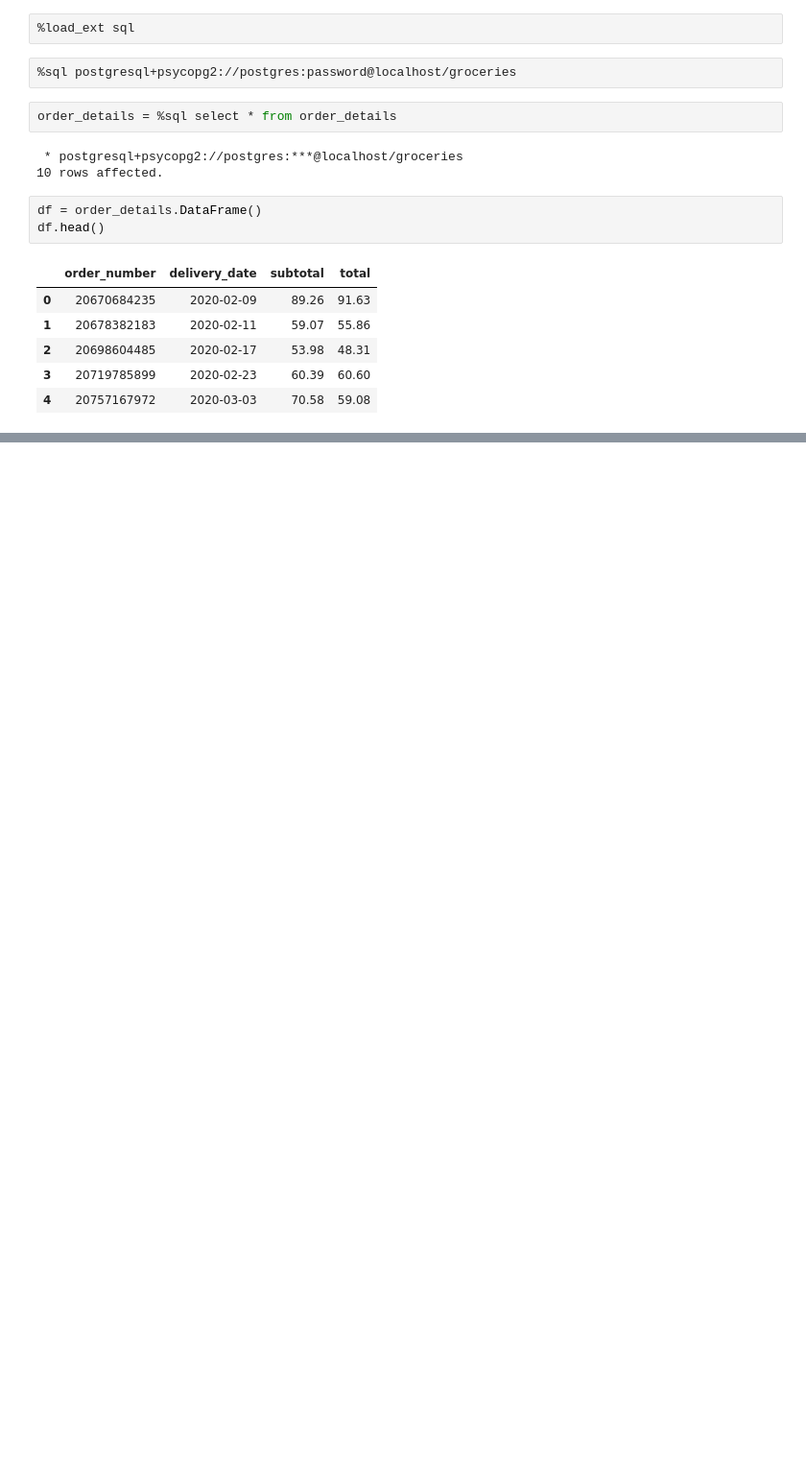
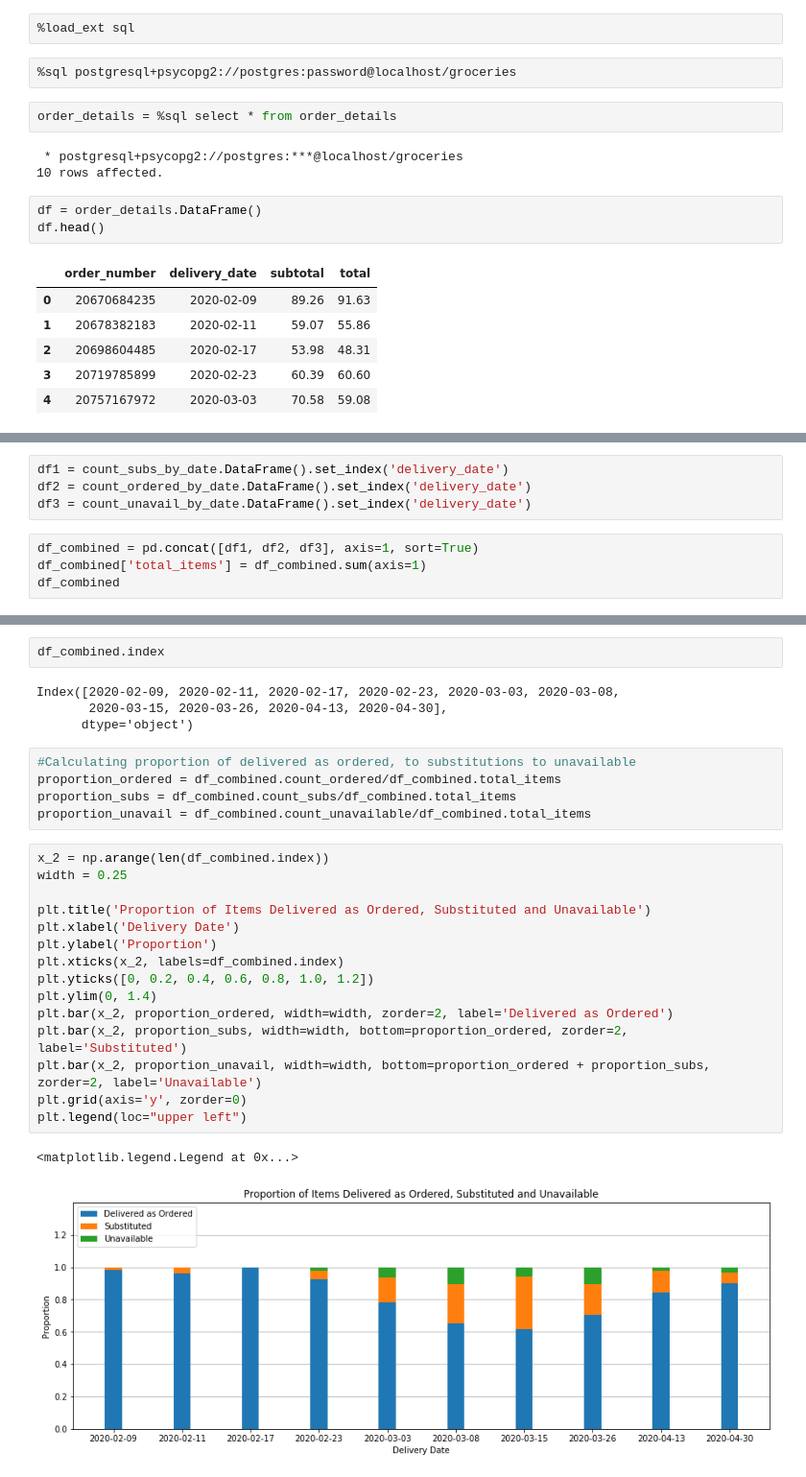
Before and after one commit to Richard-D-Todd/Groceries-Analysis, a Jupyter notebook: Analysis of Groceries Data.ipynb, the cells around one changed output, grey strips where cells are left out. Shown: that part at 96% size. Saved outputs shown, nothing was run; the diff lists cells and outputs as text; blank space fills up the shorter version.

```diff
--- a/Analysis of Groceries Data.ipynb
+++ b/Analysis of Groceries Data.ipynb
@@ -31,0 +107,8 @@ plt.bar(df.delivery_date, df.subtotal)
+# %%
+df1 = count_subs_by_date.DataFrame().set_index('delivery_date')
+df2 = count_ordered_by_date.DataFrame().set_index('delivery_date')
+df3 = count_unavail_by_date.DataFrame().set_index('delivery_date')
+# %%
+df_combined = pd.concat([df1, df2, df3], axis=1, sort=True)
+df_combined['total_items'] = df_combined.sum(axis=1)
+df_combined
@@ -31,0 +127,29 @@ plt.bar(df.delivery_date, df.subtotal)
+# %%
+df_combined.index
+# %% [output]
+Index([2020-02-09, 2020-02-11, 2020-02-17, 2020-02-23, 2020-03-03, 2020-03-08,
+       2020-03-15, 2020-03-26, 2020-04-13, 2020-04-30],
+      dtype='object')
+# %%
+#Calculating proportion of delivered as ordered, to substitutions to unavailable
+proportion_ordered = df_combined.count_ordered/df_combined.total_items
+proportion_subs = df_combined.count_subs/df_combined.total_items
+proportion_unavail = df_combined.count_unavailable/df_combined.total_items
+# %%
+x_2 = np.arange(len(df_combined.index))
+width = 0.25
+
+plt.title('Proportion of Items Delivered as Ordered, Substituted and Unavailable')
+plt.xlabel('Delivery Date')
+plt.ylabel('Proportion')
+plt.xticks(x_2, labels=df_combined.index)
+plt.yticks([0, 0.2, 0.4, 0.6, 0.8, 1.0, 1.2])
+plt.ylim(0, 1.4)
+plt.bar(x_2, proportion_ordered, width=width, zorder=2, label='Delivered as Ordered')
+plt.bar(x_2, proportion_subs, width=width, bottom=proportion_ordered, zorder=2, label='Substituted')
+plt.bar(x_2, proportion_unavail, width=width, bottom=proportion_ordered + proportion_subs, zorder=2, label='Unavailable')
+plt.grid(axis='y', zorder=0)
+plt.legend(loc="upper left")
+# %% [output]
+<matplotlib.legend.Legend at 0x...>
+[figure, added]
```
Also changed, not shown: parts of 16 cells of this notebook, 1 other file.
